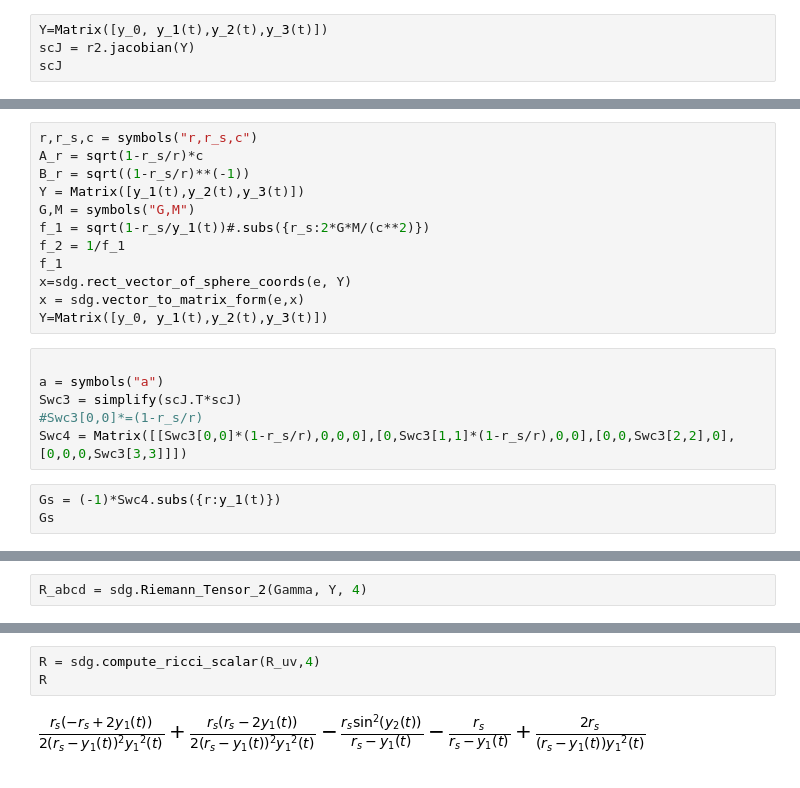
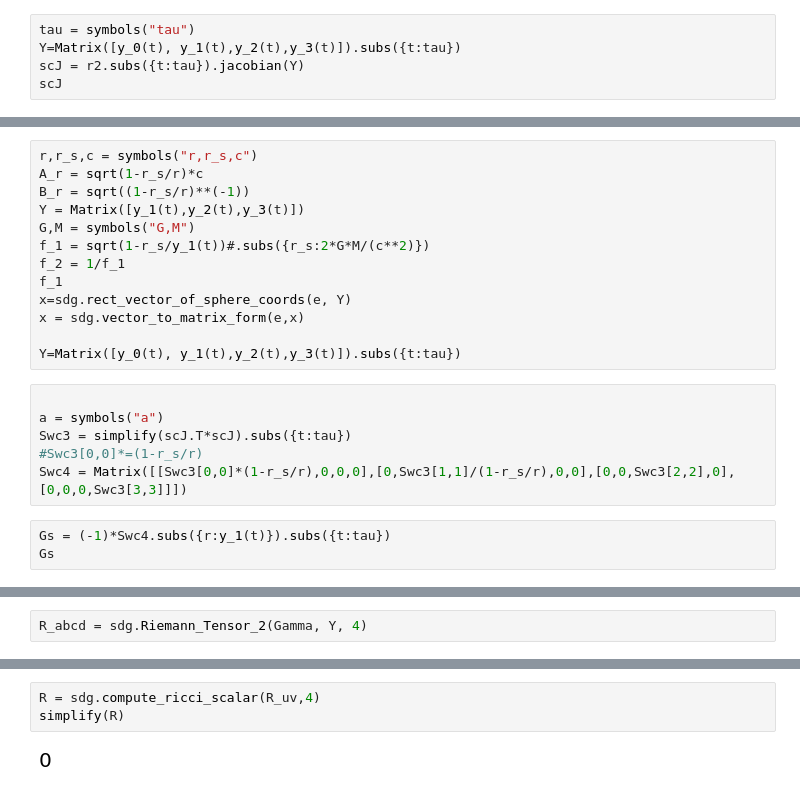
Before and after one commit to coderofgames/DifferentialGeometryPythonTools, a Jupyter notebook: sdg_usage.ipynb, the cells around one changed output, grey strips where cells are left out. Drawn from its saved outputs; the diff is of its cells as text.

```diff
--- a/sdg_usage.ipynb
+++ b/sdg_usage.ipynb
@@ -454,5 +455,6 @@ $$\left[\begin{matrix}i y_{0}\\- \operatorname{y_{1}}{\left (t \right )} \sin{\l
 # %%
-Y=Matrix([y_0, y_1(t),y_2(t),y_3(t)])
-scJ = r2.jacobian(Y)
+tau = symbols("tau")
+Y=Matrix([y_0(t), y_1(t),y_2(t),y_3(t)]).subs({t:tau})
+scJ = r2.subs({t:tau}).jacobian(Y)
 scJ
 # %% [output]
@@ -472,14 +474,15 @@ f_2 = 1/f_1
 f_1
 x=sdg.rect_vector_of_sphere_coords(e, Y)
 x = sdg.vector_to_matrix_form(e,x)
-Y=Matrix([y_0, y_1(t),y_2(t),y_3(t)])
+
+Y=Matrix([y_0(t), y_1(t),y_2(t),y_3(t)]).subs({t:tau})
 # %%
 
 a = symbols("a")
-Swc3 = simplify(scJ.T*scJ)
+Swc3 = simplify(scJ.T*scJ).subs({t:tau})
 #Swc3[0,0]*=(1-r_s/r)
-Swc4 = Matrix([[Swc3[0,0]*(1-r_s/r),0,0,0],[0,Swc3[1,1]*(1-r_s/r),0,0],[0,0,Swc3[2,2],0],[0,0,0,Swc3[3,3]]])
+Swc4 = Matrix([[Swc3[0,0]*(1-r_s/r),0,0,0],[0,Swc3[1,1]/(1-r_s/r),0,0],[0,0,Swc3[2,2],0],[0,0,0,Swc3[3,3]]])
 # %%
-Gs = (-1)*Swc4.subs({r:y_1(t)})
+Gs = (-1)*Swc4.subs({r:y_1(t)}).subs({t:tau})
 Gs
 # %% [output]
@@ -543,5 +534,5 @@ R_abcd
 # %%
 R = sdg.compute_ricci_scalar(R_uv,4)
-R
+simplify(R)
 # %% [output]
-[figure, old version]
+[figure, new version]
```
Also changed, not shown: parts of 12 cells of this notebook.
